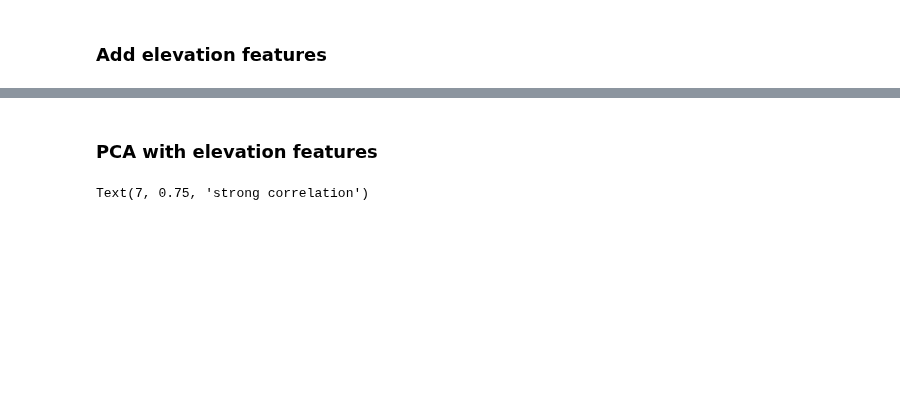
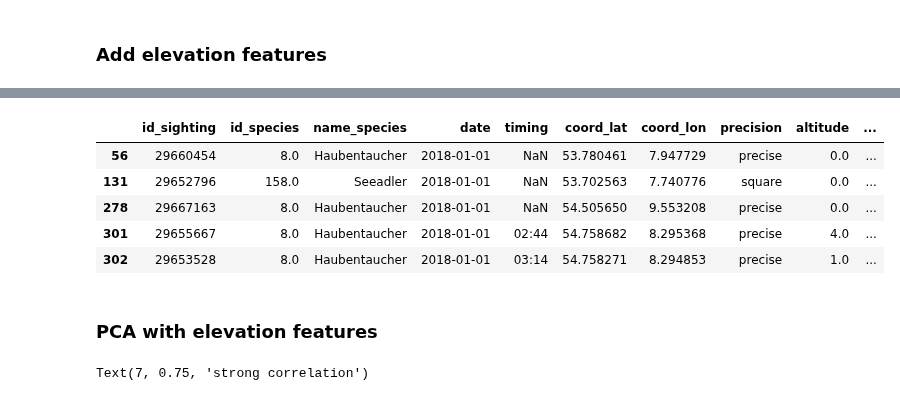
Before and after one commit to marinasie/bird-sighting-validation, a Jupyter notebook: simon/feature_generation/elevation.ipynb, the cells around one changed output, grey strips where cells are left out. Saved outputs shown, nothing was run; the diff lists cells and outputs as text; code cells hidden in the pictures; blank space fills up the shorter version.

```diff
--- a/simon/feature_generation/elevation.ipynb
+++ b/simon/feature_generation/elevation.ipynb
@@ -28,0 +89,7 @@ df.drop(columns=['elevation'], inplace=True)
+# %%
+def get_elevation(lat, long):
+    query = f'https://api.open-elevation.com/api/v1/lookup?locations={lat},{long}'
+    r = requests.get(query).json()
+    print(r)
+    elevation = r['results'][0]['elevation']
+    return elevation
@@ -28,0 +102,2 @@ df.drop(columns=['elevation'], inplace=True)
+# %%
+df_min_altitude['altitude'] = df_min_altitude.head(10).apply(lambda row: get_elevation(row['coord_lat'], row['coord_lon']), axis=1)
@@ -29,3 +120,12 @@ df.drop(columns=['elevation'], inplace=True)
+# %%
+df_min_altitude.head(5)
+# %% [output]
+|  | id_sighting | id_species | name_species | date | timing | coord_lat | coord_lon | precision | altitude | ... |
+| 56 | 29660454 | 8.0 | Haubentaucher | 2018-01-01 | NaN | 53.780461 | 7.947729 | precise | 0.0 | ... |
+| 131 | 29652796 | 158.0 | Seeadler | 2018-01-01 | NaN | 53.702563 | 7.740776 | square | 0.0 | ... |
+| 278 | 29667163 | 8.0 | Haubentaucher | 2018-01-01 | NaN | 54.505650 | 9.553208 | precise | 0.0 | ... |
+| 301 | 29655667 | 8.0 | Haubentaucher | 2018-01-01 | 02:44 | 54.758682 | 8.295368 | precise | 4.0 | ... |
+| 302 | 29653528 | 8.0 | Haubentaucher | 2018-01-01 | 03:14 | 54.758271 | 8.294853 | precise | 1.0 | ... |
 # %% [markdown]
 ### PCA with elevation features
 # %%
```
Also changed, not shown: parts of 18 cells of this notebook.
